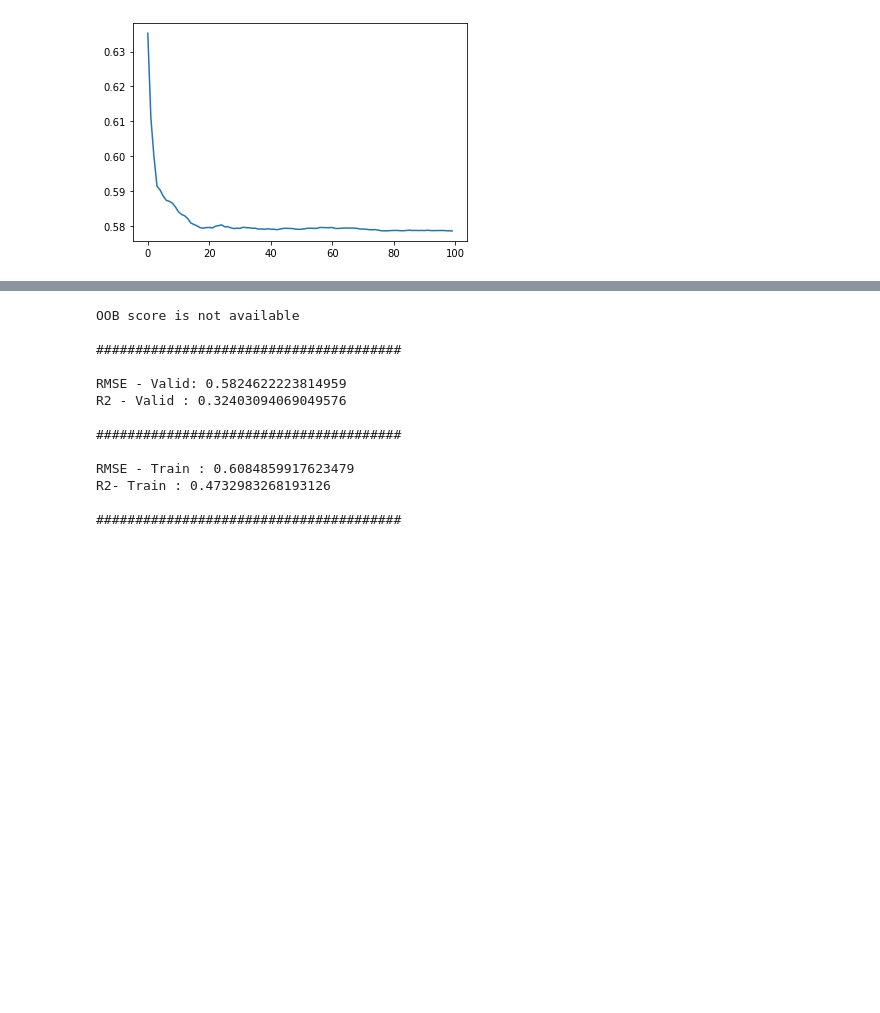
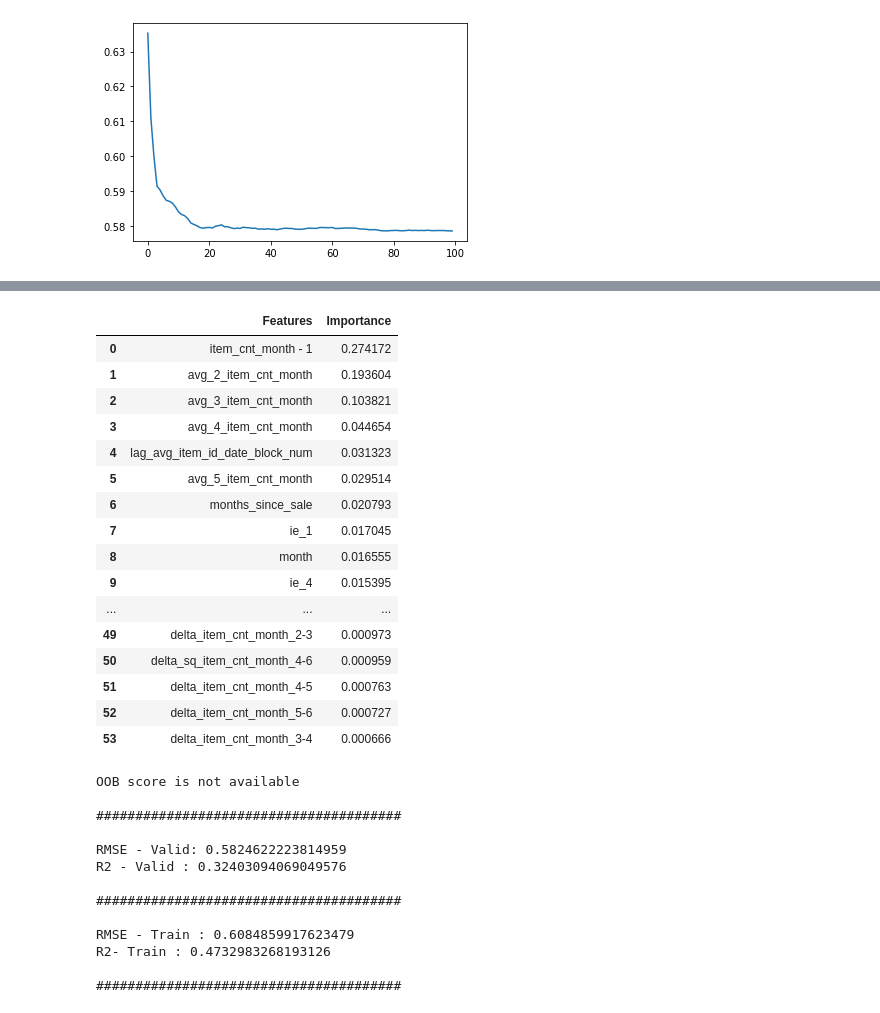
Before and after one commit to amitjha3385/salespred, a Jupyter notebook: RandomForestRegressor.ipynb, the cells around one changed output, grey strips where cells are left out. Cells and saved outputs as stored; diff of their text form; code cells hidden in the pictures; blank space fills up the shorter version.

```diff
--- a/RandomForestRegressor.ipynb
+++ b/RandomForestRegressor.ipynb
@@ -223,3 +244,23 @@ R2- Train : 0.4734650055861537
+# %%
+fi(rfr, test_set)
+# %% [output]
+|  | Features | Importance |
+| 0 | item_cnt_month - 1 | 0.274172 |
+| 1 | avg_2_item_cnt_month | 0.193604 |
+| 2 | avg_3_item_cnt_month | 0.103821 |
+| 3 | avg_4_item_cnt_month | 0.044654 |
+| 4 | lag_avg_item_id_date_block_num | 0.031323 |
+| 5 | avg_5_item_cnt_month | 0.029514 |
+| 6 | months_since_sale | 0.020793 |
+| 7 | ie_1 | 0.017045 |
+| 8 | month | 0.016555 |
+| 9 | ie_4 | 0.015395 |
+| ... | ... | ... |
+| 49 | delta_item_cnt_month_2-3 | 0.000973 |
+| 50 | delta_sq_item_cnt_month_4-6 | 0.000959 |
+| 51 | delta_item_cnt_month_4-5 | 0.000763 |
+| 52 | delta_item_cnt_month_5-6 | 0.000727 |
+| 53 | delta_item_cnt_month_3-4 | 0.000666 |
 # %%
 rfr = rfr = train_rf_regressor(train_set, train_y, n_estimators=100, min_samples_leaf=15, oob_score=False)
 # %%
```
Also changed, not shown: parts of 7 cells of this notebook.
